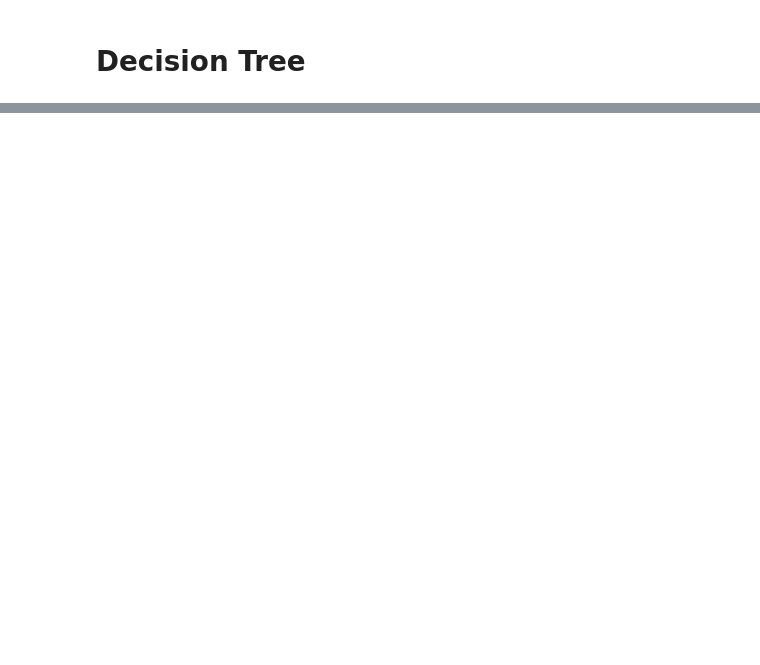
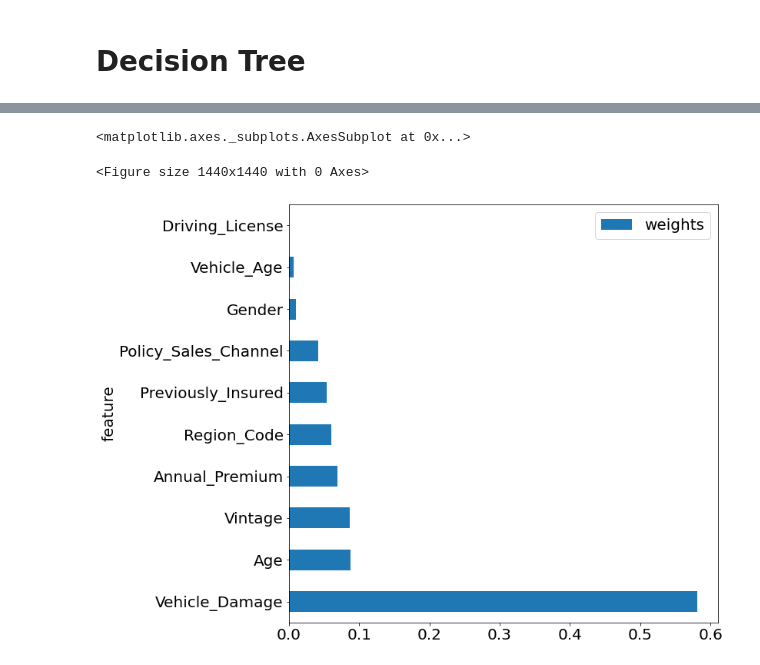
Before and after one commit to Sharvil-Turbadkar/Heath-Plan-Cross-Sell, a Jupyter notebook: EnsembleModels.ipynb, the cells around one changed output, grey strips where cells are left out. Saved outputs shown, nothing was run; the diff lists cells and outputs as text; code cells hidden in the pictures; blank space fills up the shorter version.

```diff
--- a/EnsembleModels.ipynb
+++ b/EnsembleModels.ipynb
@@ -388,17 +400,18 @@ feature_gbt.plot.barh(x='feature',y='weights',figsize=(10,12),fontsize=24)
 # %%
 from pyspark.ml.classification import DecisionTreeClassifier
 columns_to_drop = ['Response']
-df=df_xformed.drop(*columns_to_drop)
+df=combined_df.drop(*columns_to_drop)
 cols=df.columns
 va=VectorAssembler(inputCols=cols,outputCol='features')
-dt=DecisionTreeClassifier(labelCol='Response',featuresCol='features')
-pipe=Pipeline(stages=[va,dt])
-paramGrid=ParamGridBuilder().addGrid(dt.maxDepth,[10,15]).addGrid(dt.impurity,['gini','entropy']).build()
+vi=VectorIndexer(inputCol='features',outputCol='indexedfeatures')
+dt=DecisionTreeClassifier(labelCol='Response',featuresCol='indexedfeatures')
+pipe=Pipeline(stages=[va,vi,dt])
+paramGrid=ParamGridBuilder().addGrid(dt.maxDepth,[10,15,20]).addGrid(dt.impurity,['gini','entropy']).build()
 
 eval=BinaryClassificationEvaluator(metricName='areaUnderPR',labelCol='Response')
 # Using three fold cross validator
 dtCrossValidator=CrossValidator(estimator=pipe,estimatorParamMaps=paramGrid,numFolds=3,evaluator=eval)
-dtModel=dtCrossValidator.fit(train_df)
+dtModel=dtCrossValidator.fit(combined_df)
 # %%
 bestModel3=dtModel.bestModel
 print('Max Depth of tree {}'.format(bestModel3.stages[-1].getOrDefault('maxDepth')))
@@ -411,8 +430,12 @@ print(f'Accuracy : {dt_accuracy}')
 # %%
 import pandas as pd
 importance=bestModel3.stages[-1].featureImportances
 feature_dt=pd.DataFrame(importance.toArray(),columns=['weights'])
 feature_dt['feature']=pd.Series(cols)
 feature_dt=feature_dt.sort_values(by=['weights'],ascending=False)
 plt.figure(figsize=(20,20))
-feature_dt.plot.barh(x='feature',y='weights',figsize=(10,10),fontsize=10)
+feature_dt.plot.barh(x='feature',y='weights',figsize=(10,10),fontsize=20)
+# %% [output]
+<matplotlib.axes._subplots.AxesSubplot at 0x...>
+<Figure size 1440x1440 with 0 Axes>
+[figure, added]
```
Also changed, not shown: parts of 12 cells of this notebook.
